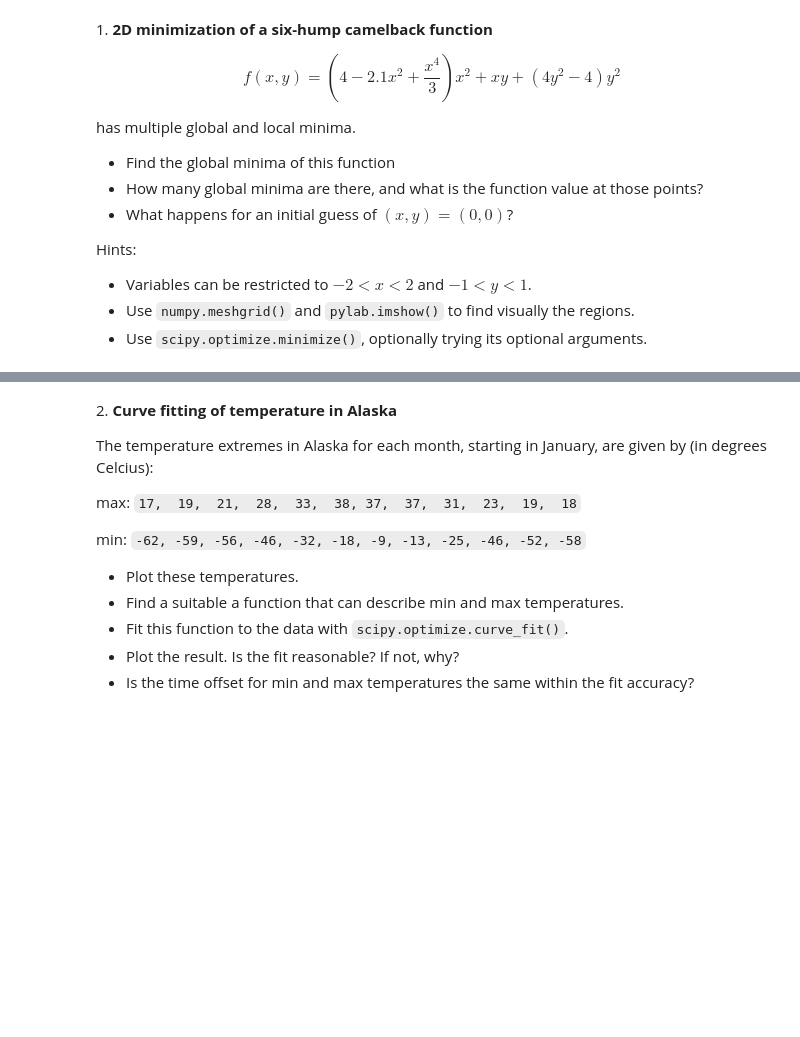
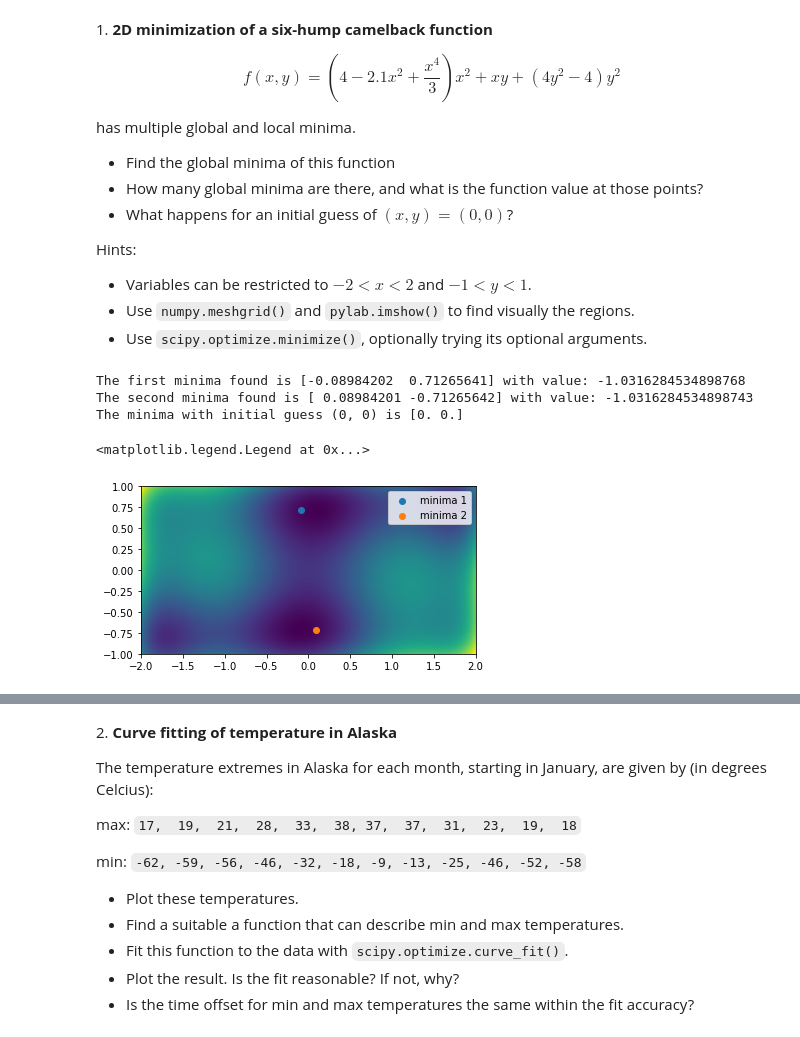
Before and after one commit to PhysicsOfData/LaboratoryOfComputationalPhysics_Y4, a Jupyter notebook: 08ex_fitting.ipynb, the cells around one changed output, grey strips where cells are left out. Cells and saved outputs as stored; diff of their text form; code cells hidden in the pictures; blank space fills up the shorter version.

```diff
--- a/08ex_fitting.ipynb
+++ b/08ex_fitting.ipynb
@@ -19,6 +19,38 @@ Hints:
 * Variables can be restricted to $-2 < x < 2$ and $-1 < y < 1$.
 * Use `numpy.meshgrid()` and `pylab.imshow()` to find visually the regions.
 * Use `scipy.optimize.minimize()`, optionally trying its optional arguments.
-# %%
-def f(x, y):
-    return (4-2.1*x**2+x**4/3)*x**2+x*y+(4*y**2-4)*y**2
+# %%
+def f(X):
+    x = X[0]
+    y = X[1]
+    return (4-2.1*x**2+x**4/3)*x**2+x*y+(4*y**2-4)*y**2
+
+x = np.linspace(-2, 2, 100)
+y = np.linspace(-1, 1, 100)
+
+mesh = np.meshgrid(x, y)
+plt.imshow(f(mesh), extent=(-2, 2, -1, 1))
+
+# fin global minima of this function
+minima_list = []
+minima = minimize(f, (0, 0.75))
+print("The first minima found is", minima["x"], "with value:", minima["fun"])
+plt.scatter(minima["x"][0], minima["x"][1], label="minima 1")
+minima_list.append(minima)
+
+minima = minimize(f, (0, -0.75))
+print("The second minima found is", minima["x"], "with value:", minima["fun"])
+plt.scatter(minima["x"][0], minima["x"][1], label="minima 2")
+minima_list.append(minima)
+
+# What happens for an initial guess of (x, y) = (0, 0)?
+solution = minimize(f, (0, 0))
+print("The minima with initial guess (0, 0) is", solution["x"])
+
+plt.legend()
+# %% [output]
+The first minima found is [-0.08984202  0.71265641] with value: -1.0316284534898768
+The second minima found is [ 0.08984201 -0.71265642] with value: -1.0316284534898743
+The minima with initial guess (0, 0) is [0. 0.]
+<matplotlib.legend.Legend at 0x...>
+[figure, added]
```
Also changed, not shown: parts of 13 cells of this notebook, 2 other files.
